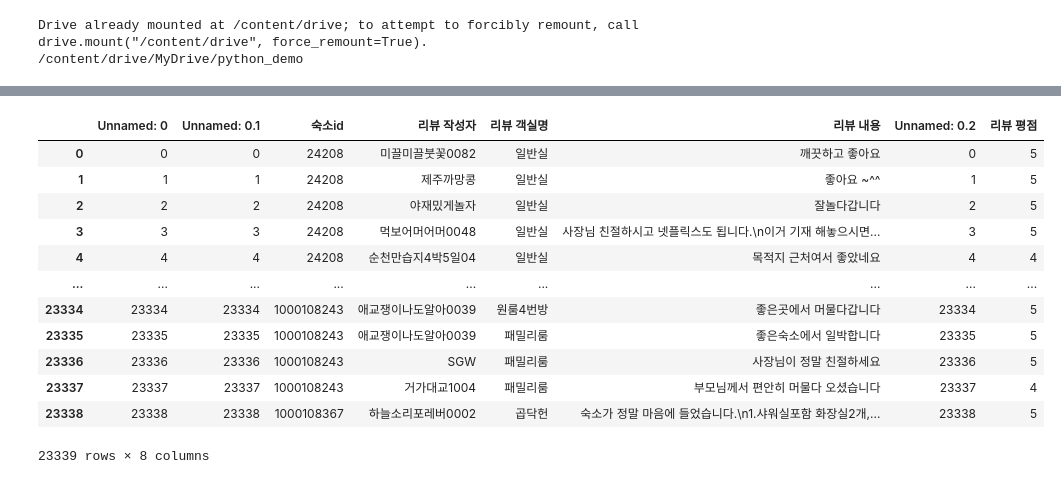
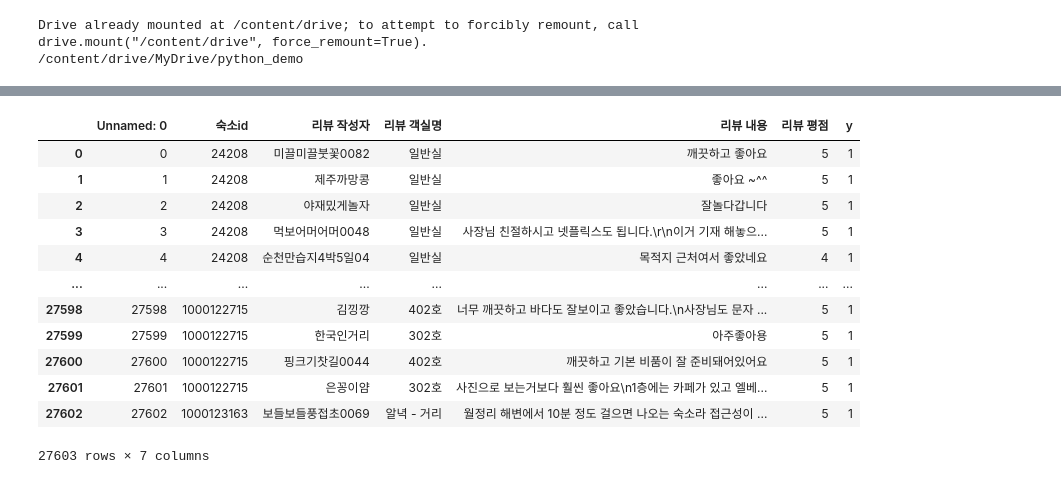
Before and after one commit to jasen8651/myfirstproject, a Jupyter notebook: 제주도객실리뷰.ipynb, the cells around one changed output, grey strips where cells are left out. Drawn from its saved outputs; the diff is of its cells as text; code cells hidden in the pictures.

```diff
--- a/제주도객실리뷰.ipynb
+++ b/제주도객실리뷰.ipynb
@@ -150,22 +153,22 @@ from konlpy.tag import Okt, Hannanum, Kkma, Mecab, Komoran
 import pickle
 # %%
 #데이터 읽기
-df = pd.read_csv("/content/drive/MyDrive/python_demo/pdsample/리뷰정보크롤링.csv", encoding='cp949')
+df = pd.read_csv("/content/drive/MyDrive/python_demo/리뷰정보크롤링긍정부정.csv", encoding='cp949')
 df
 # %% [output]
-|  | Unnamed: 0 | Unnamed: 0.1 | 숙소id | 리뷰 작성자 | 리뷰 객실명 | 리뷰 내용 | Unnamed: 0.2 | 리뷰 평점 |
-| 0 | 0 | 0 | 24208 | 미끌미끌붓꽃0082 | 일반실 | 깨끗하고 좋아요 | 0 | 5 |
-| 1 | 1 | 1 | 24208 | 제주까망콩 | 일반실 | 좋아요 ~^^ | 1 | 5 |
-| 2 | 2 | 2 | 24208 | 야재밌게놀자 | 일반실 | 잘놀다갑니다 | 2 | 5 |
-| 3 | 3 | 3 | 24208 | 먹보어머어머0048 | 일반실 | 사장님 친절하시고 넷플릭스도 됩니다.\n이거 기재 해놓으시면... | 3 | 5 |
-| 4 | 4 | 4 | 24208 | 순천만습지4박5일04 | 일반실 | 목적지 근처여서 좋았네요 | 4 | 4 |
-| ... | ... | ... | ... | ... | ... | ... | ... | ... |
-| 23334 | 23334 | 23334 | 1000108243 | 애교쟁이나도알아0039 | 원룸4번방 | 좋은곳에서 머물다갑니다 | 23334 | 5 |
-| 23335 | 23335 | 23335 | 1000108243 | 애교쟁이나도알아0039 | 패밀리룸 | 좋은숙소에서 일박합니다 | 23335 | 5 |
-| 23336 | 23336 | 23336 | 1000108243 | SGW | 패밀리룸 | 사장님이 정말 친절하세요 | 23336 | 5 |
-| 23337 | 23337 | 23337 | 1000108243 | 거가대교1004 | 패밀리룸 | 부모님께서 편안히 머물다 오셨습니다 | 23337 | 4 |
-| 23338 | 23338 | 23338 | 1000108367 | 하늘소리포레버0002 | 곱닥헌 | 숙소가 정말 마음에 들었습니다.\n1.샤워실포함 화장실2개,... | 23338 | 5 |
+|  | Unnamed: 0 | 숙소id | 리뷰 작성자 | 리뷰 객실명 | 리뷰 내용 | 리뷰 평점 | y |
+| 0 | 0 | 24208 | 미끌미끌붓꽃0082 | 일반실 | 깨끗하고 좋아요 | 5 | 1 |
+| 1 | 1 | 24208 | 제주까망콩 | 일반실 | 좋아요 ~^^ | 5 | 1 |
+| 2 | 2 | 24208 | 야재밌게놀자 | 일반실 | 잘놀다갑니다 | 5 | 1 |
+| 3 | 3 | 24208 | 먹보어머어머0048 | 일반실 | 사장님 친절하시고 넷플릭스도 됩니다.\r\n이거 기재 해놓으... | 5 | 1 |
+| 4 | 4 | 24208 | 순천만습지4박5일04 | 일반실 | 목적지 근처여서 좋았네요 | 4 | 1 |
+| ... | ... | ... | ... | ... | ... | ... | ... |
+| 27598 | 27598 | 1000122715 | 김낑깡 | 402호 | 너무 깨끗하고 바다도 잘보이고 좋았습니다.\n사장님도 문자 ... | 5 | 1 |
+| 27599 | 27599 | 1000122715 | 한국인거리 | 302호 | 아주좋아용 | 5 | 1 |
+| 27600 | 27600 | 1000122715 | 핑크기찻길0044 | 402호 | 깨끗하고 기본 비품이 잘 준비돼어있어요 | 5 | 1 |
+| 27601 | 27601 | 1000122715 | 은꽁이얌 | 302호 | 사진으로 보는거보다 훨씬 좋아요\n1층에는 카페가 있고 엘베... | 5 | 1 |
+| 27602 | 27602 | 1000123163 | 보들보들풍접초0069 | 알녁 - 거리 | 월정리 해변에서 10분 정도 걸으면 나오는 숙소라 접근성이 ... | 5 | 1 |
-23339 rows × 8 columns
+27603 rows × 7 columns
 # %%
 import re
 # %%
```
Also changed, not shown: parts of 30 cells of this notebook.
